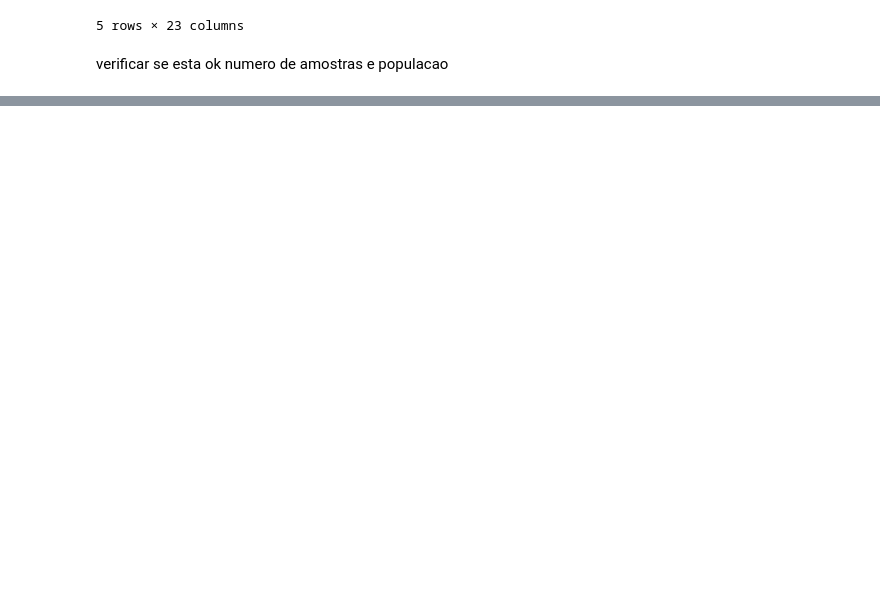
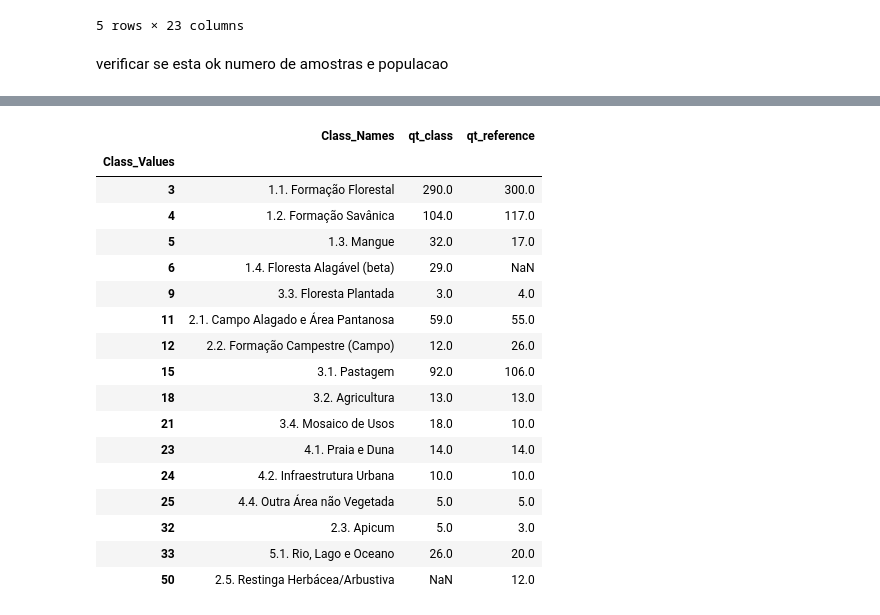
Before and after one commit to LambdaGeo/acuracia_slz, a Jupyter notebook: acuracia_sa23z.ipynb, the cells around one changed output, grey strips where cells are left out. Cells and saved outputs as stored; diff of their text form; code cells hidden in the pictures; blank space fills up the shorter version.

```diff
--- a/acuracia_sa23z.ipynb
+++ b/acuracia_sa23z.ipynb
@@ -168,0 +491,3 @@ dtype: float64
+# %%
+df_acc, class_values, class_names = get_classes(df_acc, config_classes, level)
+df_acc.head()
@@ -168,0 +518,6 @@ dtype: float64
+# %%
+df_by_class = pd.DataFrame ( {
+    'Class_Names' : class_names,
+    'Class_Values' : class_values
+}).set_index('Class_Values')
+df_by_class
@@ -168,0 +543,3 @@ dtype: float64
+# %%
+df_by_class['qt_class'] = df_acc['classification'].value_counts()
+df_by_class
@@ -168,0 +565,23 @@ dtype: float64
+# %%
+df_by_class['qt_reference'] = df_acc['reference'].value_counts()
+# %%
+df_by_class
+# %% [output]
+|  | Class_Names | qt_class | qt_reference |
+| Class_Values |  |  |  |
+| 3 | 1.1. Formação Florestal | 290.0 | 300.0 |
+| 4 | 1.2. Formação Savânica | 104.0 | 117.0 |
+| 5 | 1.3. Mangue | 32.0 | 17.0 |
+| 6 | 1.4. Floresta Alagável (beta) | 29.0 | NaN |
+| 9 | 3.3. Floresta Plantada | 3.0 | 4.0 |
+| 11 | 2.1. Campo Alagado e Área Pantanosa | 59.0 | 55.0 |
+| 12 | 2.2. Formação Campestre (Campo) | 12.0 | 26.0 |
+| 15 | 3.1. Pastagem | 92.0 | 106.0 |
+| 18 | 3.2. Agricultura | 13.0 | 13.0 |
+| 21 | 3.4. Mosaico de Usos | 18.0 | 10.0 |
+| 23 | 4.1. Praia e Duna | 14.0 | 14.0 |
+| 24 | 4.2. Infraestrutura Urbana | 10.0 | 10.0 |
+| 25 | 4.4. Outra Área não Vegetada | 5.0 | 5.0 |
+| 32 | 2.3. Apicum | 5.0 | 3.0 |
+| 33 | 5.1. Rio, Lago e Oceano | 26.0 | 20.0 |
+| 50 | 2.5. Restinga Herbácea/Arbustiva | NaN | 12.0 |
```
Also changed, not shown: parts of 46 cells of this notebook.
